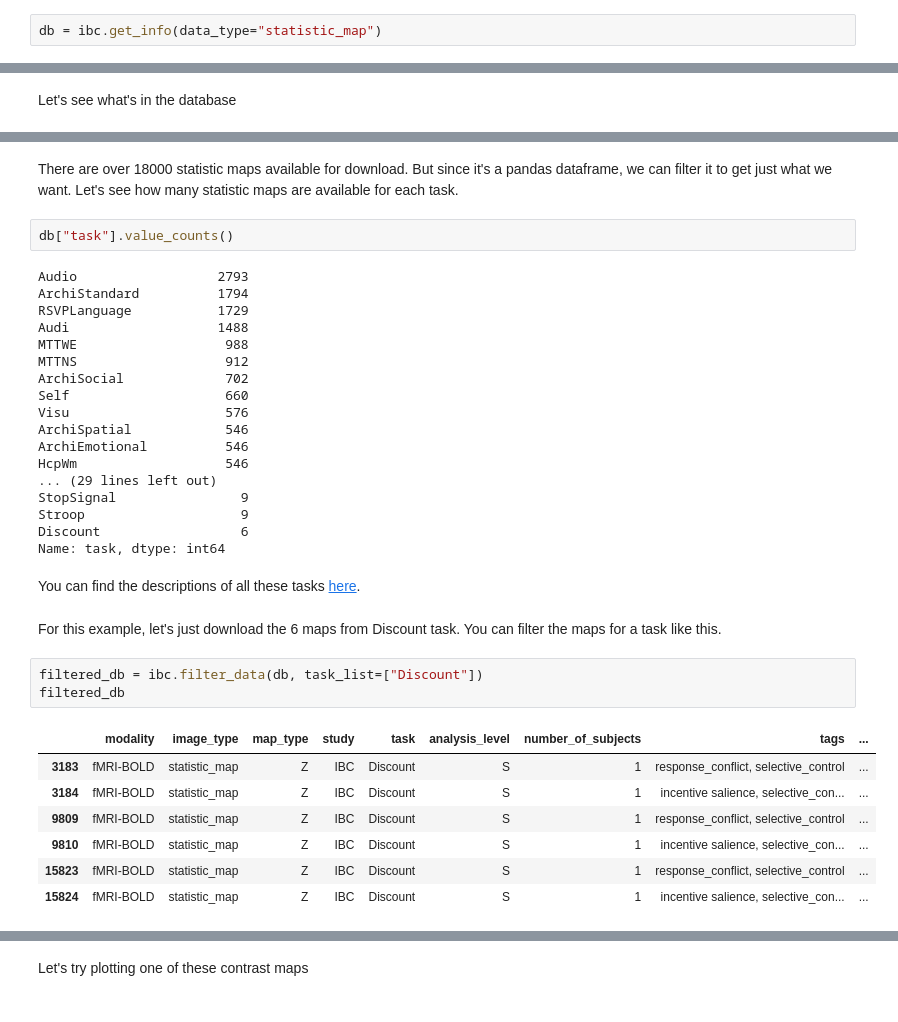
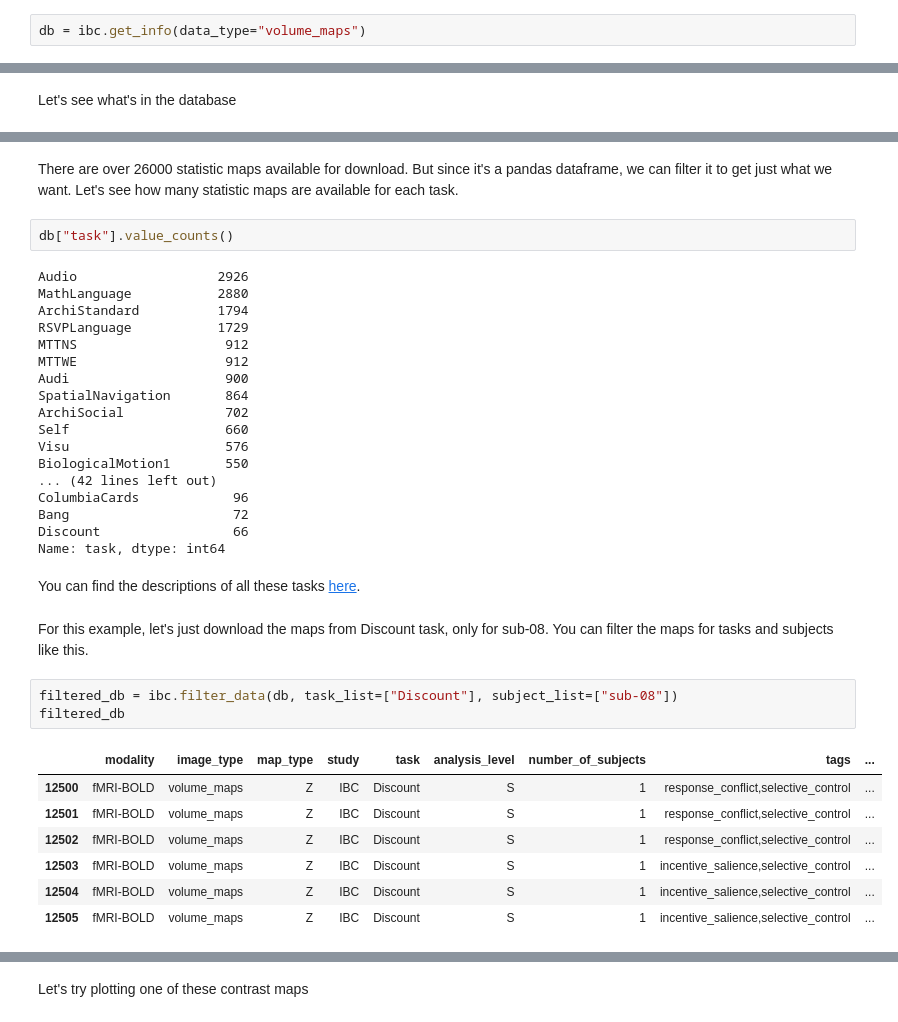
Before and after one commit to individual-brain-charting/api, a Jupyter notebook: examples/get_data.ipynb, the cells around one changed output, grey strips where cells are left out. Drawn from its saved outputs; the diff is of its cells as text.

Commit message:
update examples and readme

```diff
--- a/examples/get_data.ipynb
+++ b/examples/get_data.ipynb
@@ -30,3 +29,3 @@ Let's do that for IBC statistic maps.
 # %%
-db = ibc.get_info(data_type="statistic_map")
+db = ibc.get_info(data_type="volume_maps")
 # %% [output]
@@ -52,42 +51,42 @@ db
 # %% [markdown]
-There are over 18000 statistic maps available for download.
+There are over 26000 statistic maps available for download.
 But since it's a pandas dataframe, we can filter it to get just what we want.
 Let's see how many statistic maps are available for each task.
 # %%
 db["task"].value_counts()
 # %% [output]
-Audio                  2793
+Audio                  2926
+MathLanguage           2880
 ArchiStandard          1794
 RSVPLanguage           1729
-Audi                   1488
-MTTWE                   988
 MTTNS                   912
+MTTWE                   912
+Audi                    900
+SpatialNavigation       864
 ArchiSocial             702
 Self                    660
 Visu                    576
-ArchiSpatial            546
-ArchiEmotional          546
-HcpWm                   546
-... (29 lines left out)
-StopSignal                9
-Stroop                    9
-Discount                  6
+BiologicalMotion1       550
+... (42 lines left out)
+ColumbiaCards            96
+Bang                     72
+Discount                 66
 Name: task, dtype: int64
 # %% [markdown]
 You can find the descriptions of all these tasks [here](https://individual-brain-charting.github.io/docs/tasks.html).
 # %% [markdown]
-For this example, let's just download the 6 maps from Discount task. You can filter the maps for a task like this.
+For this example, let's just download the maps from Discount task, only for sub-08. You can filter the maps for tasks and subjects like this.
 # %%
-filtered_db = ibc.filter_data(db, task_list=["Discount"])
+filtered_db = ibc.filter_data(db, task_list=["Discount"], subject_list=["sub-08"])
 filtered_db
 # %% [output]
 |  | modality | image_type | map_type | study | task | analysis_level | number_of_subjects | tags | ... |
-| 3183 | fMRI-BOLD | statistic_map | Z | IBC | Discount | S | 1 | response_conflict, selective_control | ... |
-| 3184 | fMRI-BOLD | statistic_map | Z | IBC | Discount | S | 1 | incentive salience, selective_con... | ... |
-| 9809 | fMRI-BOLD | statistic_map | Z | IBC | Discount | S | 1 | response_conflict, selective_control | ... |
-| 9810 | fMRI-BOLD | statistic_map | Z | IBC | Discount | S | 1 | incentive salience, selective_con... | ... |
-| 15823 | fMRI-BOLD | statistic_map | Z | IBC | Discount | S | 1 | response_conflict, selective_control | ... |
-| 15824 | fMRI-BOLD | statistic_map | Z | IBC | Discount | S | 1 | incentive salience, selective_con... | ... |
+| 12500 | fMRI-BOLD | volume_maps | Z | IBC | Discount | S | 1 | response_conflict,selective_control | ... |
+| 12501 | fMRI-BOLD | volume_maps | Z | IBC | Discount | S | 1 | response_conflict,selective_control | ... |
+| 12502 | fMRI-BOLD | volume_maps | Z | IBC | Discount | S | 1 | response_conflict,selective_control | ... |
+| 12503 | fMRI-BOLD | volume_maps | Z | IBC | Discount | S | 1 | incentive_salience,selective_control | ... |
+| 12504 | fMRI-BOLD | volume_maps | Z | IBC | Discount | S | 1 | incentive_salience,selective_control | ... |
+| 12505 | fMRI-BOLD | volume_maps | Z | IBC | Discount | S | 1 | incentive_salience,selective_control | ... |
 # %% [markdown]
 Now we are ready to download the few selected maps that we filtered.
 
```
Also changed, not shown: parts of 8 cells of this notebook, 2 other files.
